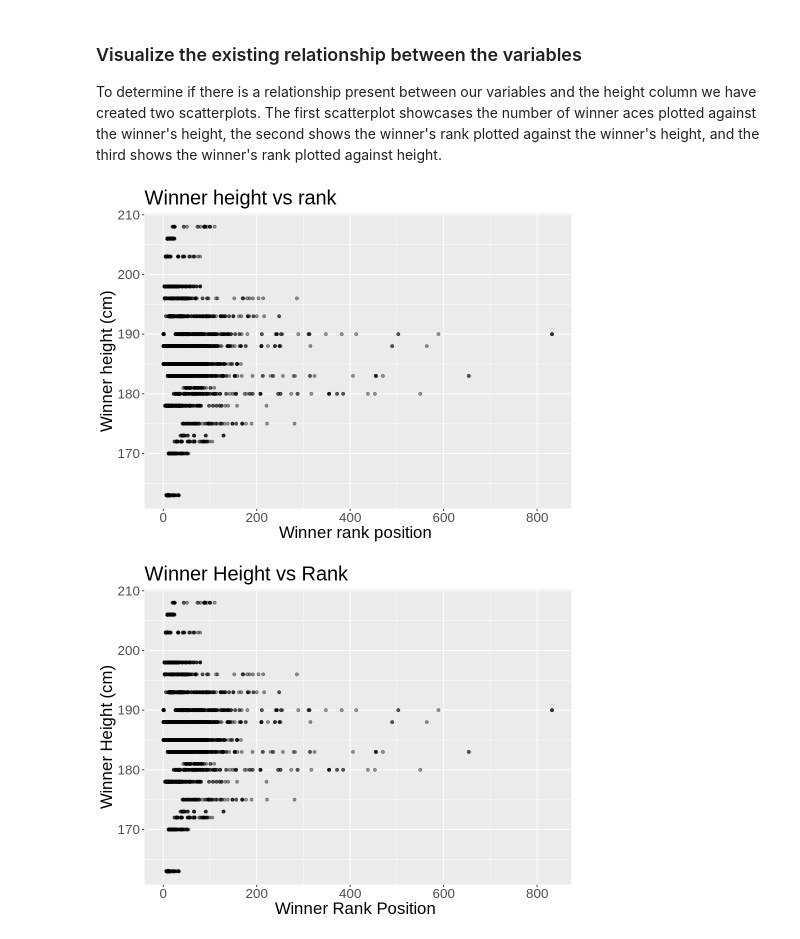
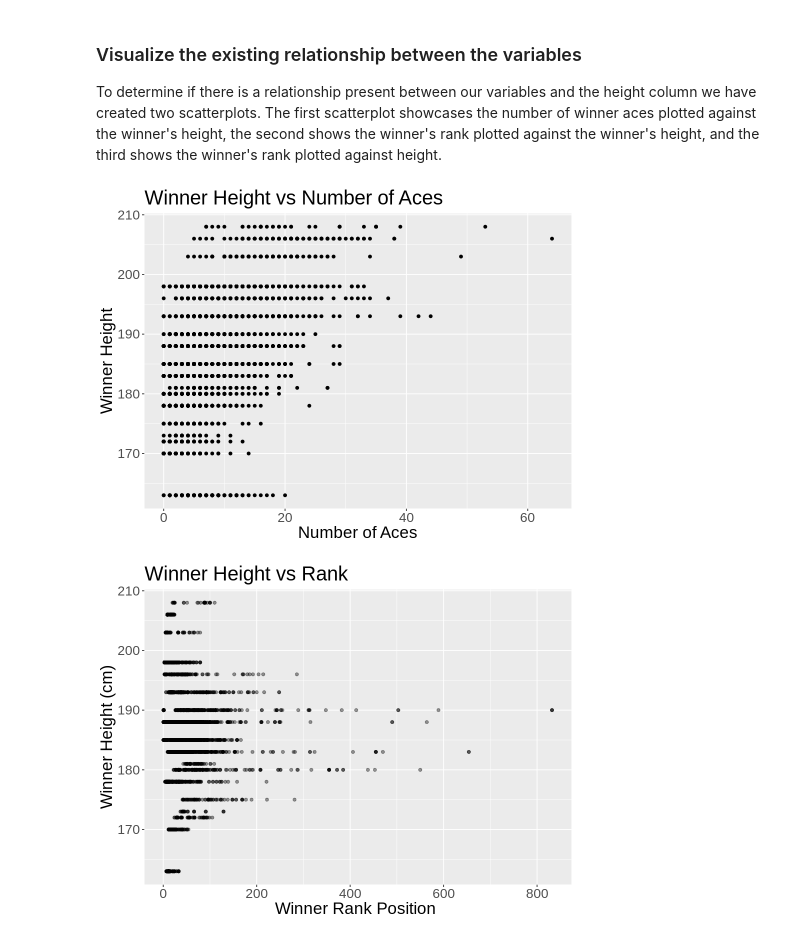
Before and after one commit to Tom0809/Group-Project, a Jupyter notebook: Group Project.ipynb, the cells around one changed output. Saved outputs shown, nothing was run; the diff lists cells and outputs as text; code cells hidden in the pictures.

Commit message:
visuals

```diff
--- a/Group Project.ipynb
+++ b/Group Project.ipynb
@@ -141,16 +141,16 @@ To determine if there is a relationship present between our variables and the he
 # %%
 #plot for winner_ace & winner_height
 options(repr.plot.width = 8, repr.plot.height = 6)
 
 ace_vs_ht<- ggplot(tennis, aes(x = w_ace, y = winner_ht)) +
   geom_point() +
   xlab("Number of Aces") +
   ylab("Winner Height") +
     ggtitle("Winner Height vs Number of Aces") +
   theme(text = element_text(size = 20))
-ace_ht
+ace_vs_ht
 # %% [output]
-[figure, old version]
+[figure, new version]
 # %%
 #plot for winner_rank & winner_height
 
```
Also changed, not shown: parts of 1 cell of this notebook.
